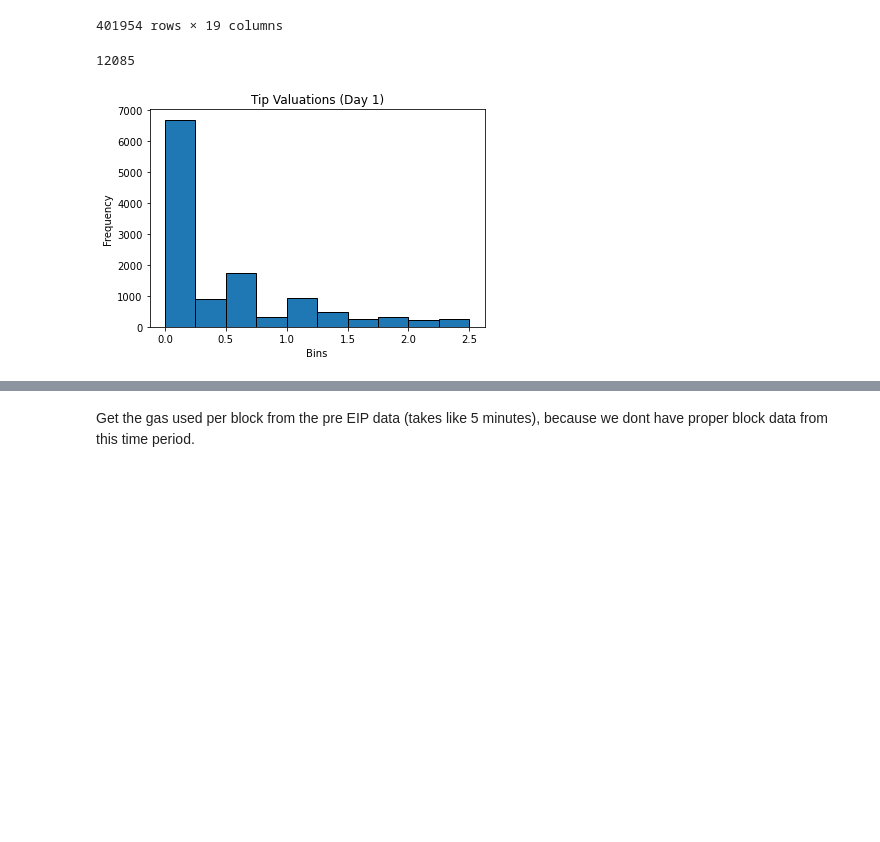
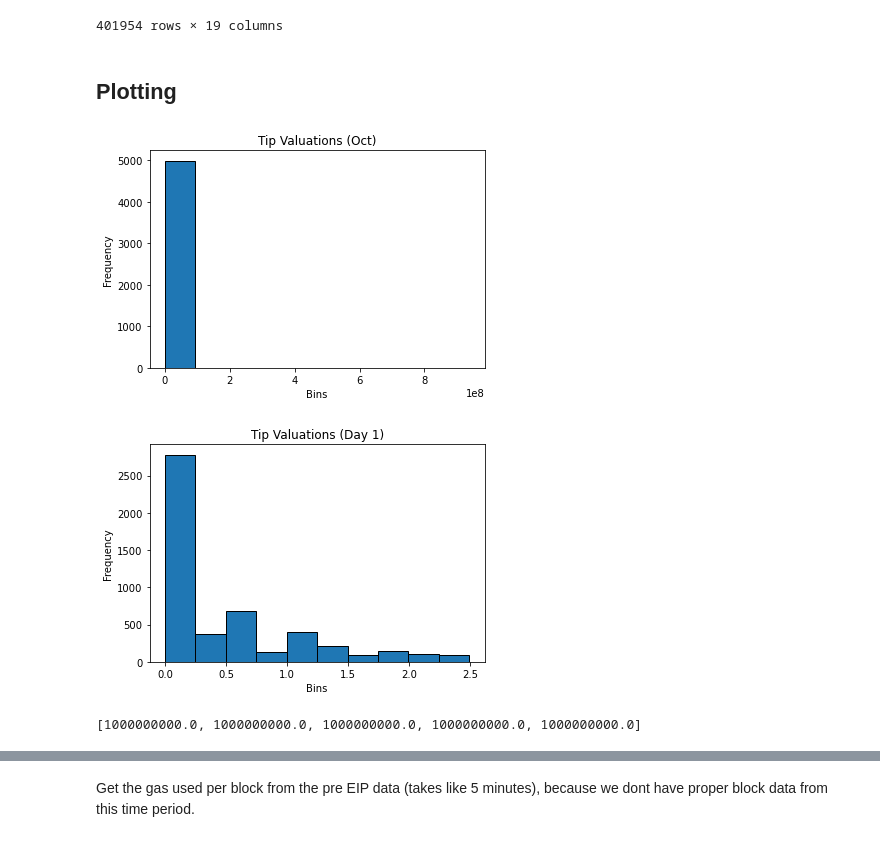
Before and after one commit to teohyikhaw/camcos, a Jupyter notebook: post_eip_valuations_pt2.ipynb, the cells around one changed output, grey strips where cells are left out. Saved outputs shown, nothing was run; the diff lists cells and outputs as text; code cells hidden in the pictures; blank space fills up the shorter version.

Commit message:
updated graphics
updated the graphics of the valuations pt.2 algorithm

```diff
--- a/post_eip_valuations_pt2.ipynb
+++ b/post_eip_valuations_pt2.ipynb
@@ -13,8 +13,8 @@ from pre_and_post_valuations_data import transaction_data_file, block_data_file,
 
 
 #Read in the data, use your own machines specific path as you see fit
-transaction_data=pd.read_csv(transaction_data_file)
-block_data=pd.read_csv(block_data_file)
+transaction_data_d1=pd.read_csv(transaction_data_file)
+block_data_d1=pd.read_csv(block_data_file)
 pre_geth=pd.read_csv(pre_geth_file)
 geth_r=pd.read_csv(geth_reccomendation_file)
 suite_txn=pd.read_csv(suite_spot_txn)
@@ -27,3 +27,6 @@ def random_index_generator(my_list,num_of_indexes):
     result=np.random.uniform(0,my_max,num_of_indexes)
     index=[round(x) for x in result]
     return [my_list[x] for x in index]
+
+
+display(block_data_d1)
@@ -104,6 +112,6 @@ display(transaction_data)
 # %%
 #grab the block numbers from the dataset
-my_blocks=list(set(list(transaction_data.block_number)))
+my_blocks=list(set(list(transaction_data_d1.block_number)))
 
 
 #grab the usable block numbers, as we cant derive reccomendations from the
@@ -124,7 +132,7 @@ min_list=[]
 #then gets the bid associated with that
 #gas price, and then adds it to the min_list
 for i in my_blocks:
-    current_itteration=transaction_data[transaction_data.block_number == i]
+    current_itteration=transaction_data_d1[transaction_data_d1.block_number == i]
     tip_values=list(current_itteration.max_priority_fee_per_gas)
     min_value=np.min(tip_values)
     min_list.append(min_value)
@@ -141,7 +149,7 @@ for i in range(len(usable_blocks)):
 
 
 #use only the usable blocks for our final dataframe
-final_dataframe_d1=transaction_data[transaction_data.block_number >= usable_blocks[0]]
+final_dataframe_d1=transaction_data_d1[transaction_data_d1.block_number >= usable_blocks[0]]
 
 
 #initialize a dictionary to contain the geth reccomendations
@@ -354,27 +360,60 @@ See the caveats in the documentation: https://pandas.pydata.org/pandas-docs/stab
 | 965770 | 0xa6e0986b89ca14e87572ca5ae467473... | 312 | 0xa8146ae6525c1090e1d15931cc5dcb4... | 13364999 | 268 | 0x88aa631b427cf96d12d91885e7026a3... | 0x9757f2d2b135150bbeb65308d4a9180... | 789250000000000000 | ... |
 | 965771 | 0x8842a2c108d0ea89794ce24bdbe9202... | 1091 | 0xa8146ae6525c1090e1d15931cc5dcb4... | 13364999 | 269 | 0x9af999595a08210fcaa705f0491a800... | 0x3d9819210a31b4961b30ef54be2aed7... | 0 | ... |
 401954 rows × 19 columns
+# %% [markdown]
+## Plotting
 # %%
 
-my_tips_val=list(final_dataframe_d1.valuations_tip)
-tip_hi=np.percentile(my_tips_val,90)
-tip_lo=np.percentile(my_tips_val,10)
-my_tips_val=[x for x in my_tips_val if (x < tip_hi) & (x > tip_lo)]
+
+
+my_tips_val_oct=list(final_dataframe_oct.tip_valuations)
+o_tip_hi=np.percentile(my_tips_val_oct,90)
+o_tip_lo=np.percentile(my_tips_val_oct,10)
+my_tips_val_oct=[x for x in my_tips_val_oct if (x < o_tip_hi) & (x > o_tip_lo)]
+oct_trim=random_index_generator(my_tips_val_oct,5000)
 
 #create the plotting objects
 fig = plt.figure()
 ax = plt.axes()
 
-plt.hist(my_tips_val,ec='black')
-ax.set_title('Tip Valuations (Day 1)')
+plt.hist(oct_trim,ec='black')
+ax.set_title('Tip Valuations (Oct)')
 ax.set_ylabel('Frequency')
 ax.set_xlabel('Bins');
-plt.savefig('tip_valuations.png')
+#plt.savefig('tip_valuations.png')
 
-len(my_tips_val)
+
+
+
+
+my_tips_val_d1=list(final_dataframe_d1.valuations_tip)
+d1_tip_hi=np.percentile(my_tips_val_d1,90)
+d1_tip_lo=np.percentile(my_tips_val_d1,10)
+my_tips_val_d1=[x for x in my_tips_val_d1 if (x < d1_tip_hi) & (x > d1_tip_lo)]
+d1_trim=random_index_generator(my_tips_val_d1,5000)
+
+
+
+fig2 = plt.figure()
+ax2 = plt.axes()
+
+plt.hist(d1_trim,ec='black')
+ax2.set_title('Tip Valuations (Day 1)')
+ax2.set_ylabel('Frequency')
+ax2.set_xlabel('Bins');
+
+
+#print([round[x] for x in final_dataframe_oct.geth_reccomendation][0:5])
 # %% [output]
-12085
-[figure, old version]
+[figure, new version]
+[figure, added]
+# %%
+
+#[round[x] for x in list(final_dataframe_oct.geth_recommendation_tip)]
+#display(final_dataframe_oct)
+list(final_dataframe_oct.geth_recommendation_tip)[0:5]
+# %% [output]
+[1000000000.0, 1000000000.0, 1000000000.0, 1000000000.0, 1000000000.0]
 # %%
 #display(suite_blx)
 
```
Also changed, not shown: parts of 10 cells of this notebook, 5 other files.
